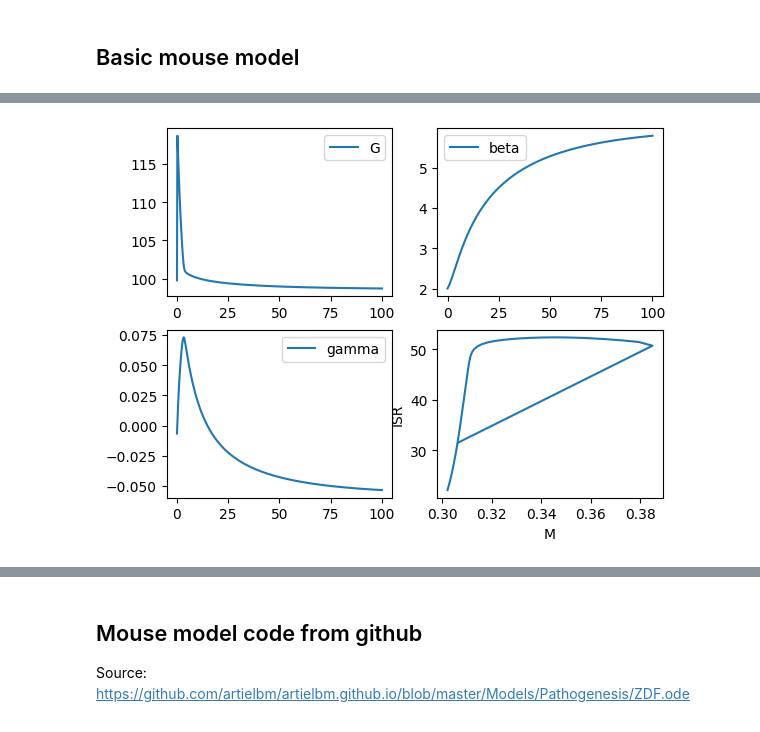
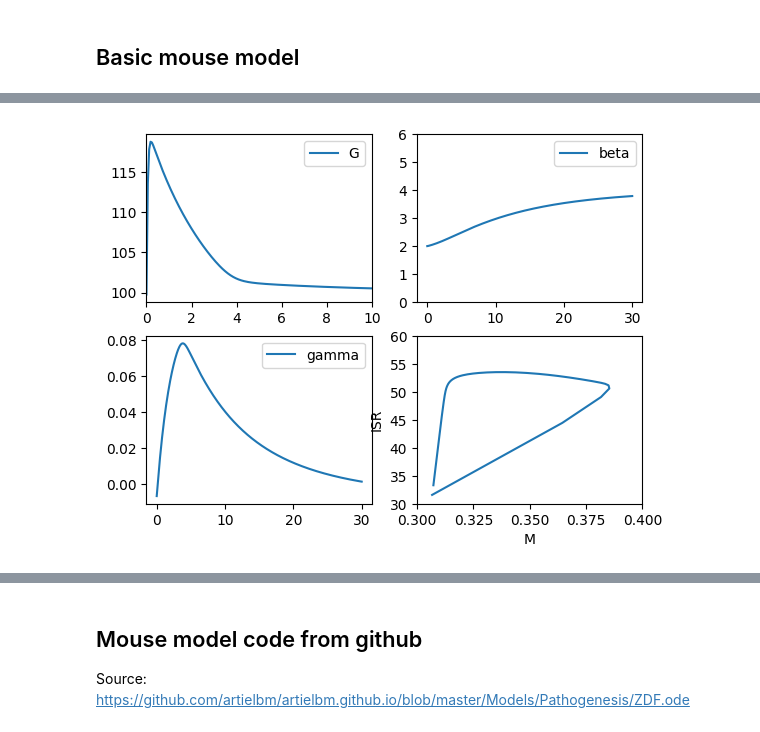
Before and after one commit to yjzhang/t2d_models, a Jupyter notebook: ha_2016.ipynb, the cells around one changed output, grey strips where cells are left out. Cells and saved outputs as stored; diff of their text form; code cells hidden in the pictures.

```diff
--- a/ha_2016.ipynb
+++ b/ha_2016.ipynb
@@ -160,16 +180,10 @@ M := G^kM/(alpha_M^kM + G^kM); // beta cell metabolism
 ISR := sigma*(M + gam)^kISR/(alpha_ISR^kISR + (M + gam)^kISR); // insulin secretion rate
 
 P := P_max*(ISR^kP/(alpha_P^kP + ISR^kP)); // beta cell proliferation
-A := A_max*(M^kA/(alpha_A^kA + M^kA)); // beta cell apoptosis
+A := A_max*(M^kA/(alpha_A^kA + M^kA)) + A_b; // beta cell apoptosis
 
 gam_inf := gam_max/(1 + exp(-(G - gam_s)/gam_n)) - gam_0;
 
-// sigma calculation
-sigma_inf := sigma_ISRinf*sigma_Minf + sigma_b;
-sigma_ISRinf := sigma_ISRmax/(1 + sigma_ISRk*exp(-(ISR_sigma - sigma_ISRs)/sigma_ISRs));
-sigma_Minf := 1 - sigma_Mmax/(1 + sigma_Mmax*exp(-(M_sigma - sigma_Ms)/sigma_Ms));
-M_sigma := (G-G_sigmas)^kM/(alpha_M^kM + (G-G_sigmas)^kM);
-ISR_sigma := sigma*(M_sigma + gam)^kISR/(alpha_ISR^kISR + (M_sigma + gam)^kISR);
 
 // parameters
 S0 = 0.8;
@@ -246,4 +260,4 @@ k is "insulin clearance rate";
 """)
 r_sigma_fixed.setValue('SI', 0.4)
 r_sigma_fixed.setValue('S0', 0.4)
-result = r_sigma_fixed.simulate(0, 100, 500, selections=['time', 'G', 'I', 'beta', 'gam', 'sigma', 'SI', 'M', 'ISR'])
+result = r_sigma_fixed.simulate(0, 30, 500, selections=['time', 'G', 'I', 'beta', 'gam', 'sigma', 'SI', 'M', 'ISR'])
@@ -250,18 +272,22 @@ result = r_sigma_fixed.simulate(0, 100, 500, selections=['time', 'G', 'I', 'beta
 # %%
 import matplotlib.pyplot as plt
 fig, axes = plt.subplots(2, 2)
 axes[0, 0].plot(result['time'], result['G'], label='G')
+axes[0, 0].set_xlim(0, 10)
 axes[0, 0].legend()
 axes[0, 1].plot(result['time'], result['beta'], label='beta')
+axes[0, 1].set_ylim(0, 6)
 axes[0, 1].legend()
 axes[1, 0].plot(result['time'], result['gam'], label='gamma')
 axes[1, 0].legend()
 axes[1, 1].plot(result['M'], result['ISR'])
 axes[1, 1].set_xlabel('M')
 axes[1, 1].set_ylabel('ISR')
+axes[1, 1].set_ylim(30, 60)
+axes[1, 1].set_xlim(0.3, 0.4)
 fig.show()
 # %% [output]
-[figure, old version]
+[figure, new version]
 # %%
 r.resetToOrigin()
 r.setValue('SI', 0.4)
```
Also changed, not shown: parts of 11 cells of this notebook, 1 other file.
